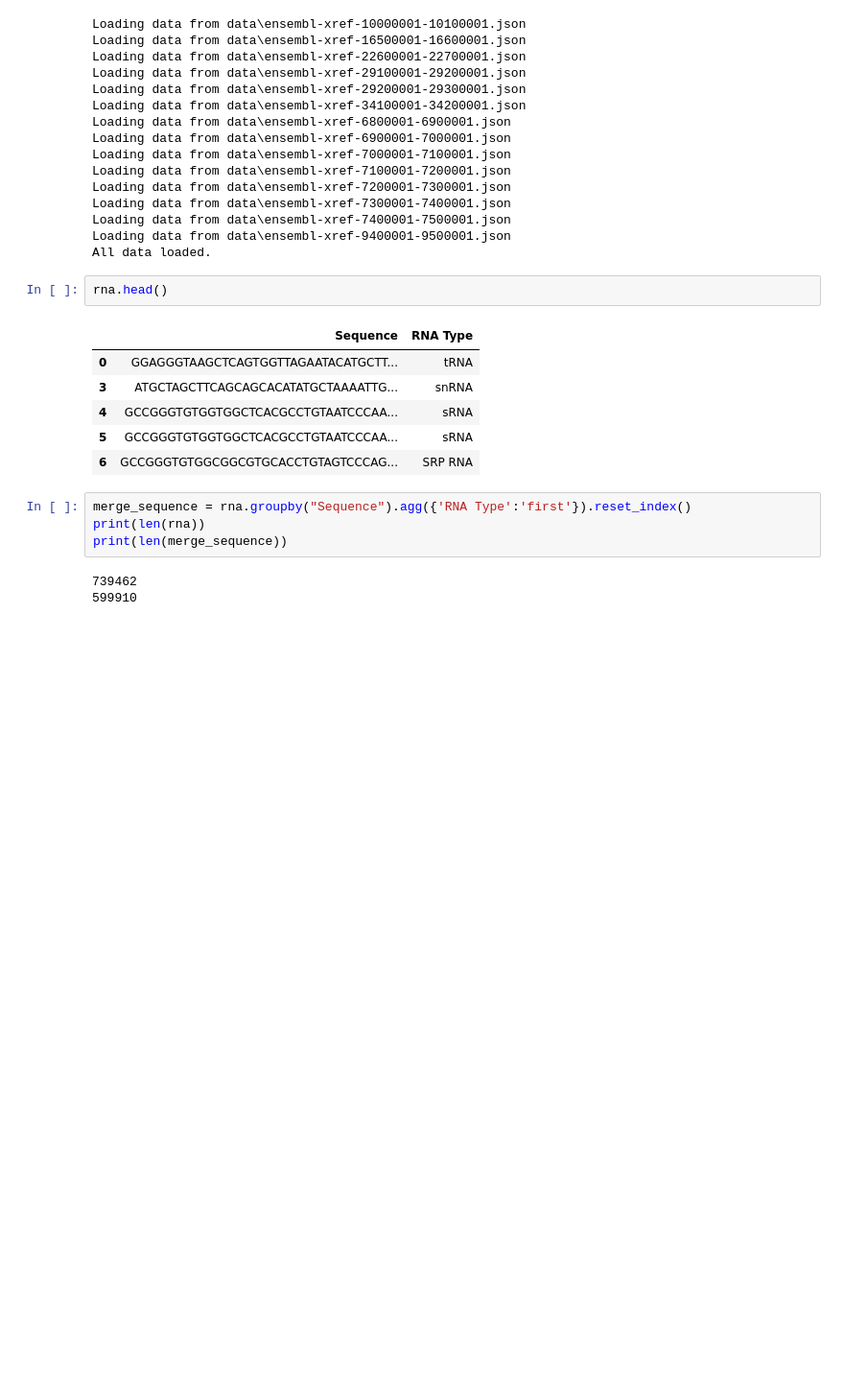
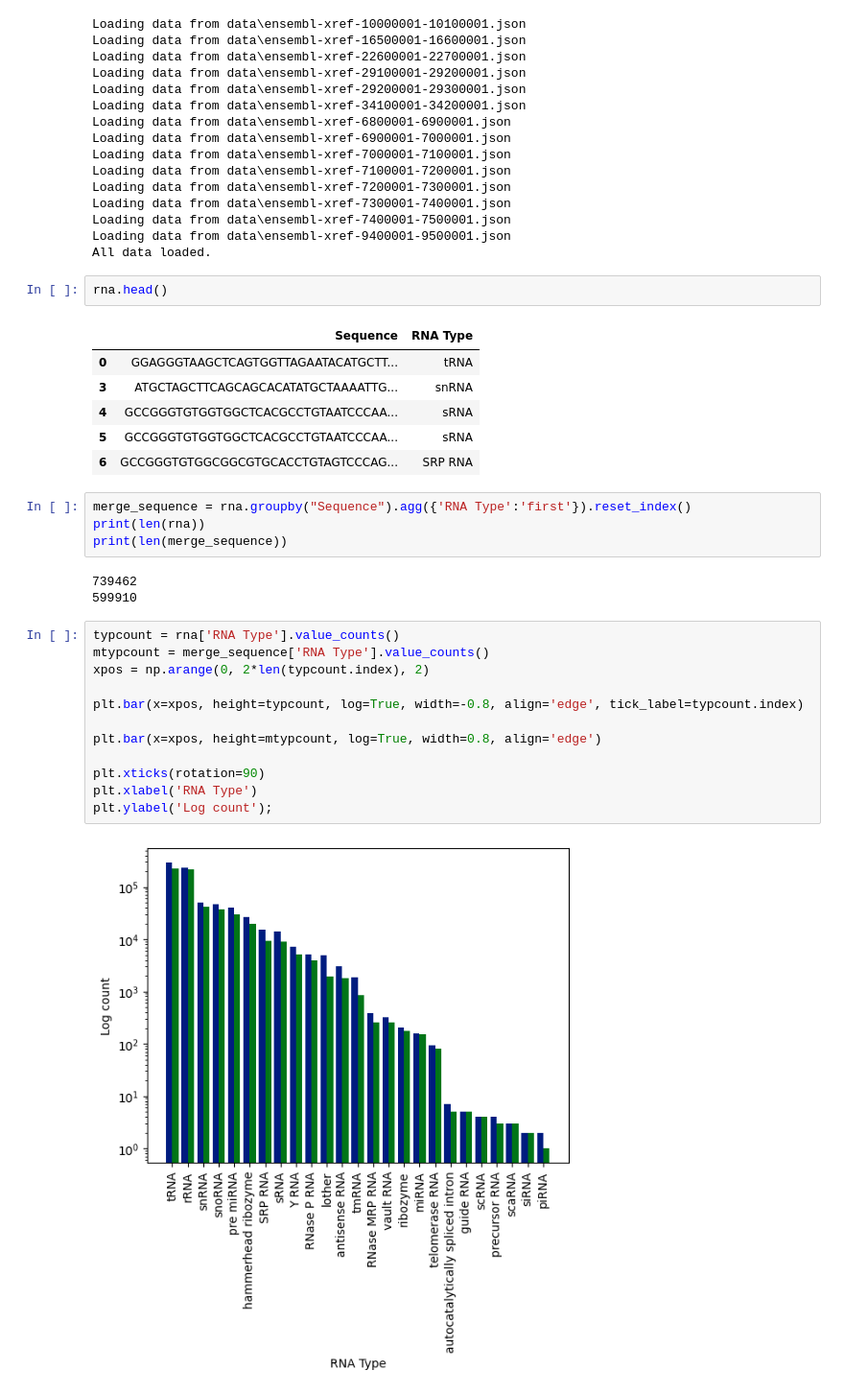
Before and after one commit to azuchows/rna_class, a Jupyter notebook: RNA_Classification.ipynb, the cells around one changed output. Shown: that part at 96% size. Drawn from its saved outputs; the diff is of its cells as text; blank space fills up the shorter version.

Commit message:
feat (plot): basic plot of types of RNA
create a bar plot of the types of sequences present within the dataset before and after getting rid of duplicates.

```diff
--- a/RNA_Classification.ipynb
+++ b/RNA_Classification.ipynb
@@ -119,3 +119,17 @@ print(len(merge_sequence))
 # %% [output]
 739462
 599910
+# %%
+typcount = rna['RNA Type'].value_counts()
+mtypcount = merge_sequence['RNA Type'].value_counts()
+xpos = np.arange(0, 2*len(typcount.index), 2)
+
+plt.bar(x=xpos, height=typcount, log=True, width=-0.8, align='edge', tick_label=typcount.index)
+
+plt.bar(x=xpos, height=mtypcount, log=True, width=0.8, align='edge')
+
+plt.xticks(rotation=90)
+plt.xlabel('RNA Type')
+plt.ylabel('Log count');
+# %% [output]
+[figure, added]
```
